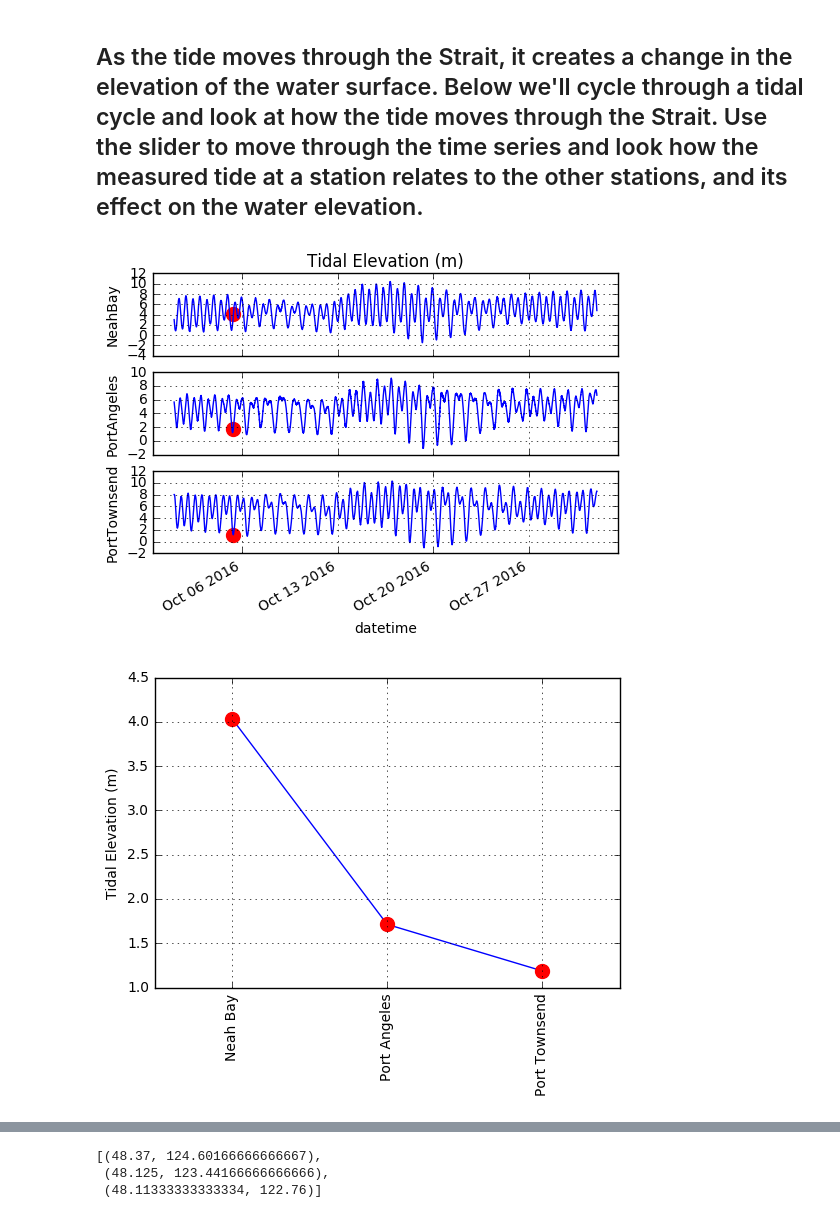
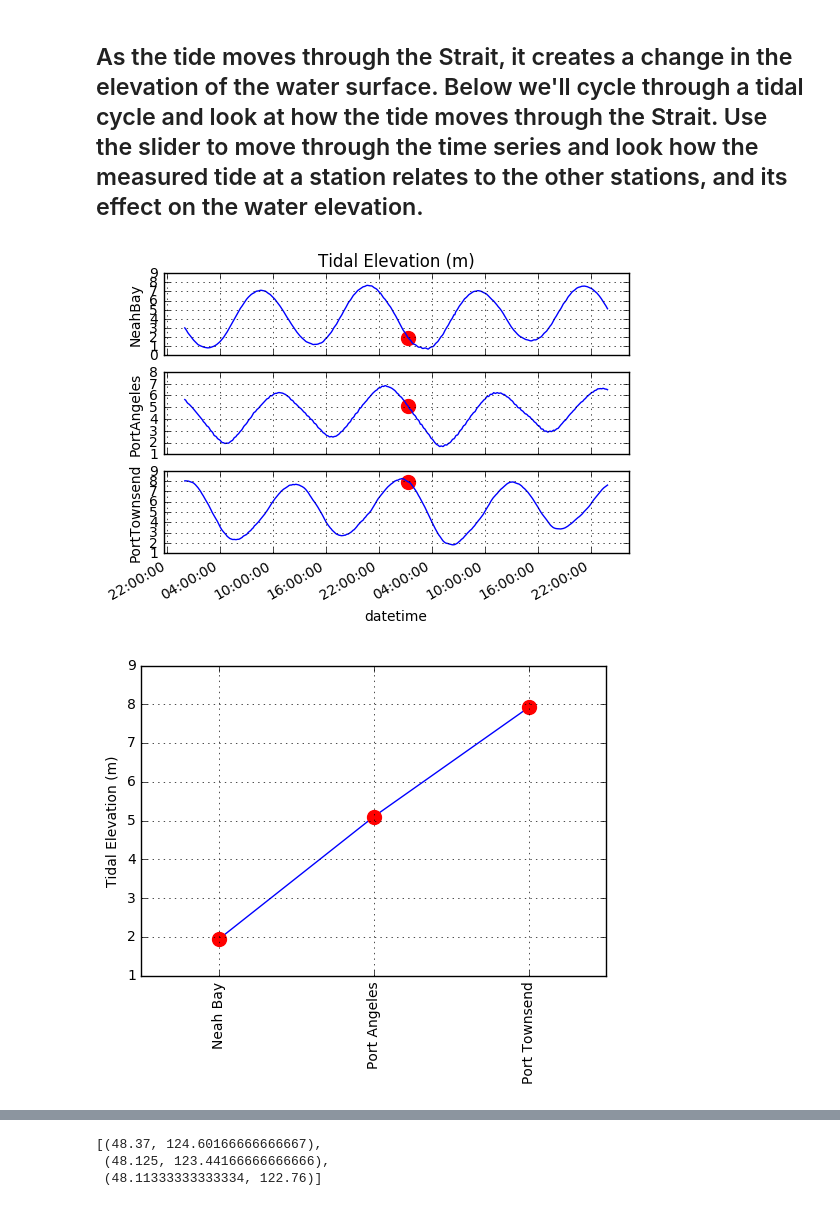
Before and after one commit to mguerrap/tydal, a Jupyter notebook: Module/Module2.ipynb, the cells around one changed output, grey strips where cells are left out. Cells and saved outputs as stored; diff of their text form; code cells hidden in the pictures.

```diff
--- a/Module/Module2.ipynb
+++ b/Module/Module2.ipynb
@@ -20,7 +20,7 @@ PortTownsend = tide.load_Port_Townsend('../Data/')
 Tides = tide.create_tide_dataset(NeahBay,PortAngeles,PortTownsend)
 # %%
 %matplotlib inline
-tide.plot_tide_data(Tides,'2016-10-01','2016-10-31')
+tide.plot_tide_data(Tides,'2016-10-01','2016-10-02')
 # %% [output]
-[figure, old version]
+[figure, new version]
-[figure, old version]
+[figure, new version]
```
Also changed, not shown: parts of 1 cell of this notebook.
